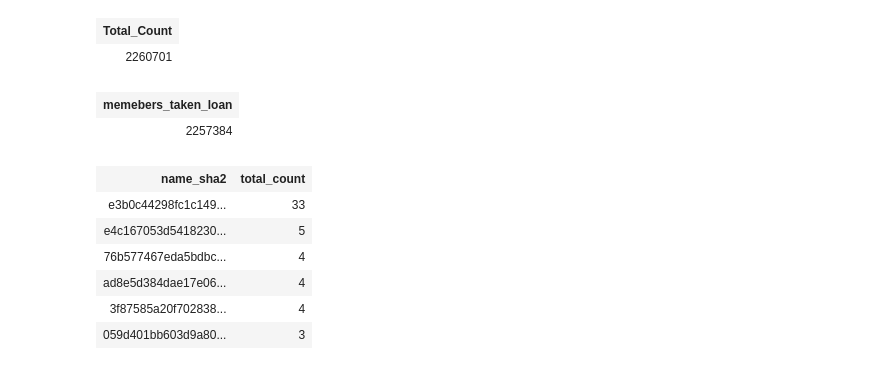
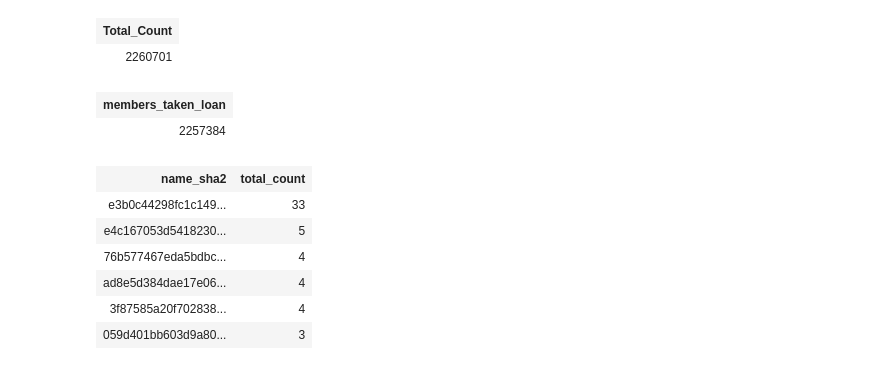
Before and after one commit to Alikhan-18/Lending-Club, a Jupyter notebook: Cleaning/Cleaning_1.ipynb, the cells around one changed output. Saved outputs shown, nothing was run; the diff lists cells and outputs as text; code cells hidden in the pictures.

```diff
--- a/Cleaning/Cleaning_1.ipynb
+++ b/Cleaning/Cleaning_1.ipynb
@@ -61,10 +61,10 @@ spark.sql("select  count(*) as Total_Count from newtable") #checking count we ca
 | Total_Count |
 | 2260701 |
 # %%
-spark.sql("select count(distinct(name_sha2)) memebers_taken_loan from newtable") #we can see there is mismatch in count stating around 3k people have taken \
+spark.sql("select count(distinct(name_sha2)) members_taken_loan from newtable") #we can see there is mismatch in count stating around 3k people have taken \
 #multiple loans or duplicate member_ids present
 # %% [output]
-| memebers_taken_loan |
+| members_taken_loan |
 | 2257384 |
 # %%
 spark.sql("""select name_sha2,count(*) as total_count from newtable
```
